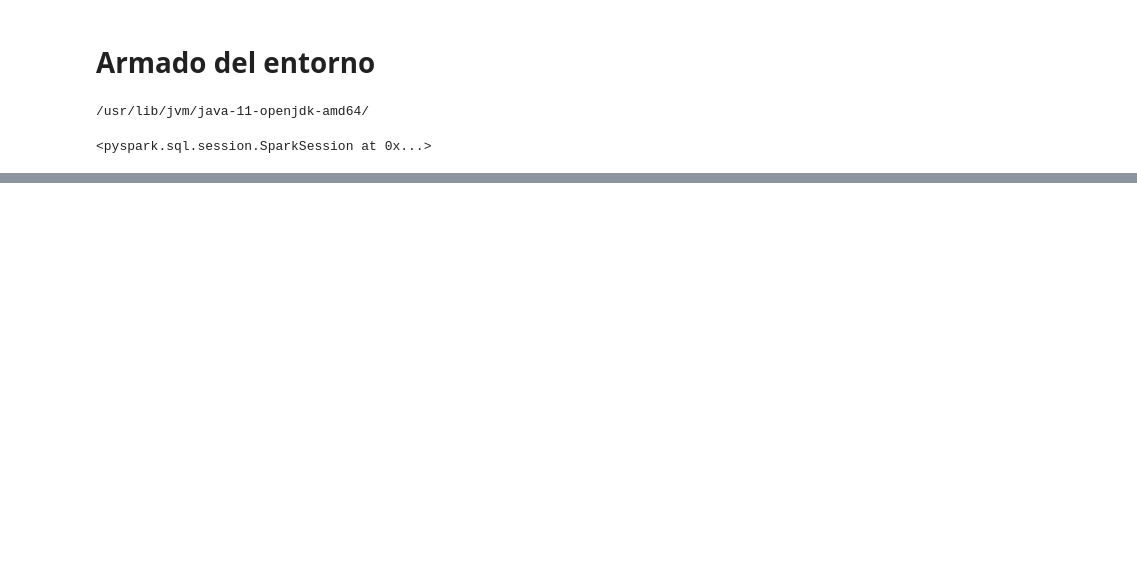
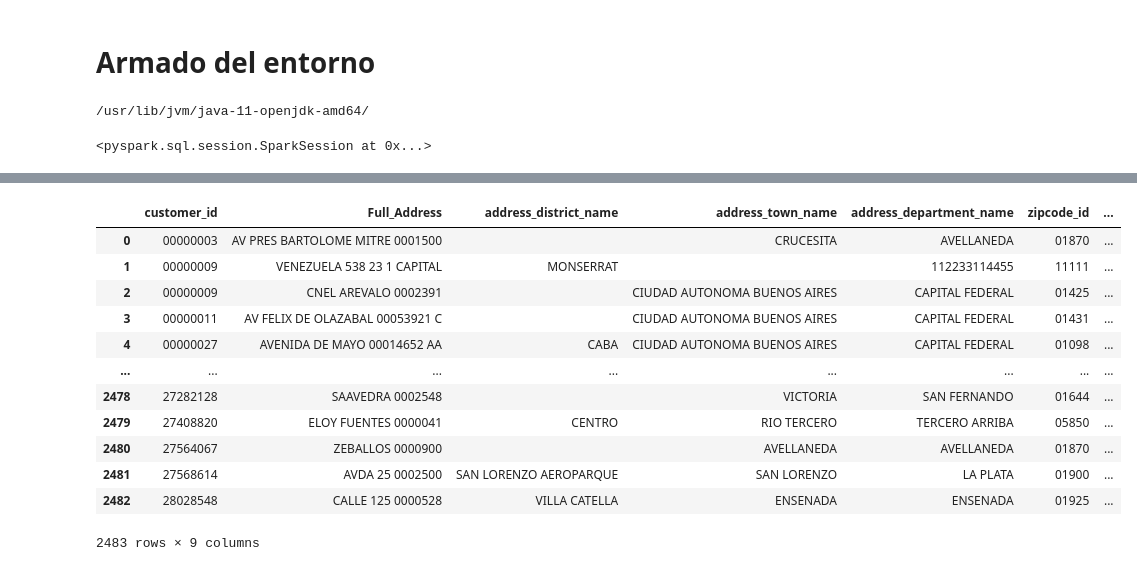
Before and after one commit to iGhostlp/Albus, a Jupyter notebook: Proyecto_BBVA.ipynb, the cells around one changed output, grey strips where cells are left out. Cells and saved outputs as stored; diff of their text form; code cells hidden in the pictures; blank space fills up the shorter version.

```diff
--- a/Proyecto_BBVA.ipynb
+++ b/Proyecto_BBVA.ipynb
@@ -66,0 +246,21 @@ df_customer_phones.show()
+# %%
+window = Window.partitionBy(df_address_sorted.customer_id).orderBy(desc(df_address_sorted.last_change_date))
+# %%
+df_address = df_address_sorted.withColumn('row_num', row_number().over(window))
+# %%
+df_address = df_address.filter(df_address.row_num <= 3)
+df_address.toPandas()
+# %% [output]
+|  | customer_id | Full_Address | address_district_name | address_town_name | address_department_name | zipcode_id | ... |
+| 0 | 00000003 | AV PRES BARTOLOME MITRE 0001500 |  | CRUCESITA | AVELLANEDA | 01870 | ... |
+| 1 | 00000009 | VENEZUELA 538 23 1 CAPITAL | MONSERRAT |  | 112233114455 | 11111 | ... |
+| 2 | 00000009 | CNEL AREVALO 0002391 |  | CIUDAD AUTONOMA BUENOS AIRES | CAPITAL FEDERAL | 01425 | ... |
+| 3 | 00000011 | AV FELIX DE OLAZABAL 00053921 C |  | CIUDAD AUTONOMA BUENOS AIRES | CAPITAL FEDERAL | 01431 | ... |
+| 4 | 00000027 | AVENIDA DE MAYO 00014652 AA | CABA | CIUDAD AUTONOMA BUENOS AIRES | CAPITAL FEDERAL | 01098 | ... |
+| ... | ... | ... | ... | ... | ... | ... | ... |
+| 2478 | 27282128 | SAAVEDRA 0002548 |  | VICTORIA | SAN FERNANDO | 01644 | ... |
+| 2479 | 27408820 | ELOY FUENTES 0000041 | CENTRO | RIO TERCERO | TERCERO ARRIBA | 05850 | ... |
+| 2480 | 27564067 | ZEBALLOS 0000900 |  | AVELLANEDA | AVELLANEDA | 01870 | ... |
+| 2481 | 27568614 | AVDA 25 0002500 | SAN LORENZO AEROPARQUE | SAN LORENZO | LA PLATA | 01900 | ... |
+| 2482 | 28028548 | CALLE 125 0000528 | VILLA CATELLA | ENSENADA | ENSENADA | 01925 | ... |
+2483 rows × 9 columns
```
Also changed, not shown: parts of 43 cells of this notebook.
